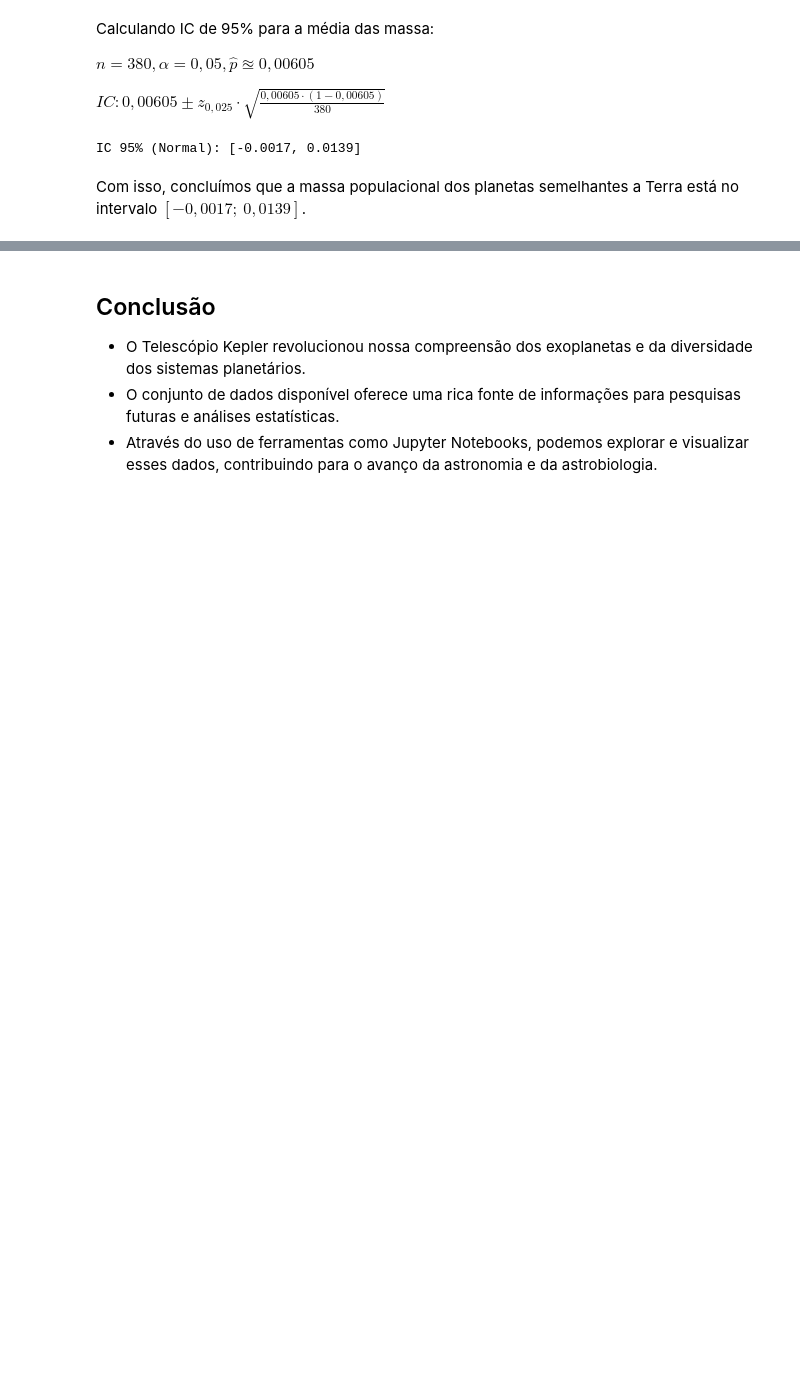
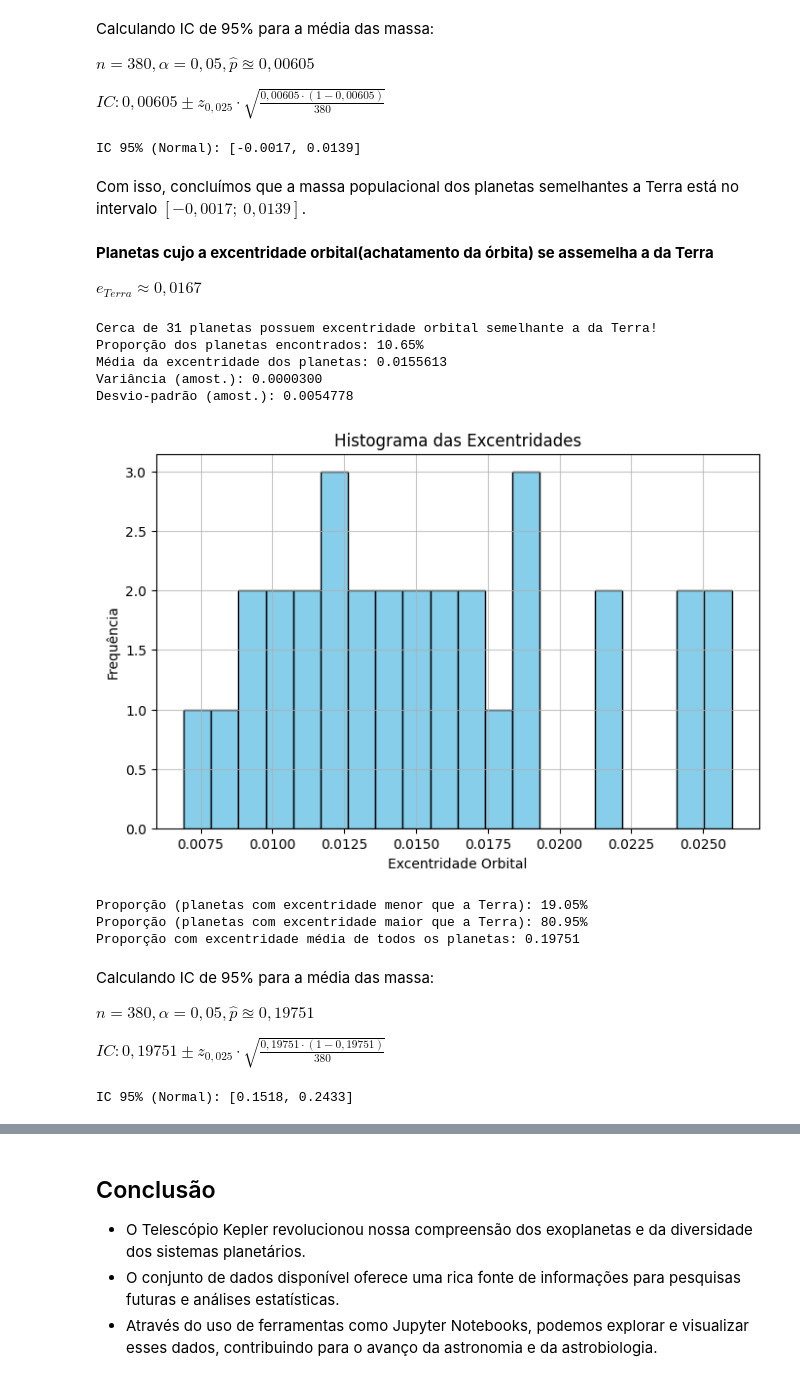
Before and after one commit to murfra/telescope-data-analysis, a Jupyter notebook: main.ipynb, the cells around one changed output, grey strips where cells are left out. Saved outputs shown, nothing was run; the diff lists cells and outputs as text; code cells hidden in the pictures; blank space fills up the shorter version.

Commit message:
Adição da sessão de excentridade orbital

```diff
--- a/main.ipynb
+++ b/main.ipynb
@@ -52,6 +52,7 @@ df_original = pd.read_csv('data/planets.csv')
 mask = (
     (df_original['pl_hostname'] != '') &
     (df_original['pl_dens'].notna()) &
+    (df_original['pl_orbeccen'].notna()) &
     (df_original['pl_bmassj'] != '') &
     (df_original['pl_radj'].notna()) &
     (df_original['pl_orbper'].notna()) &
@@ -247,3 +248,81 @@ print(f"IC 95% (Normal): [{ic_lower:.4f}, {ic_upper:.4f}]")
 IC 95% (Normal): [-0.0017, 0.0139]
 # %% [markdown]
 Com isso, concluímos que a massa populacional dos planetas semelhantes a Terra está no intervalo $[-0,0017;~0,0139]$.
+# %% [markdown]
+**Planetas cujo a excentridade orbital(achatamento da órbita) se assemelha a da  Terra**
+
+$e_{Terra} \approx 0,0167$
+# %%
+# Parâmetros
+coluna = "pl_orbeccen"
+x      = 0.0167     # valor alvo (float)
+tol    = 0.01       # tolerância, ex.: ±0.01
+
+mask_e = (df_filtrado[coluna] - x).abs() <= tol
+df_e = df_filtrado[mask_e]
+
+# Média
+media = df_e[coluna].mean()
+
+# Variância amostral
+variancia_amostral = df_e[coluna].var(ddof=1)
+
+# Desvio padrão
+desvio_amostral = df_e[coluna].std(ddof=1)
+
+print(f"Cerca de {len(df_e[coluna])} planetas possuem excentridade orbital semelhante a da Terra!")
+print(f"Proporção dos planetas encontrados: {(len(df_e)/len(df_filtrado)) * 100 :.2f}%")
+print(f"Média da excentridade dos planetas: {media:.7f}")
+print(f"Variância (amost.): {variancia_amostral:.7f}")
+print(f"Desvio-padrão (amost.): {desvio_amostral:.7f}")
+
+serie = df_e[coluna]
+
+# --- plotando histograma ---
+plt.figure(figsize=(8, 5))
+
+serie.plot.hist(bins=20, color="skyblue", edgecolor="black")
+plt.title("Histograma das Excentridades")
+plt.xlabel("Excentridade Orbital")
+plt.ylabel("Frequência")
+plt.grid(alpha=0.7)
+plt.show()
+
+menores = (df_r[coluna] < x).mean() * 100
+print(f"Proporção (planetas com excentridade menor que a Terra): {menores:.2f}%")
+print(f"Proporção (planetas com excentridade maior que a Terra): {100 - menores:.2f}%")
+print(f"Proporção com excentridade média de todos os planetas: {media/df_filtrado[coluna].mean():.5f}")
+# %% [output]
+Cerca de 31 planetas possuem excentridade orbital semelhante a da Terra!
+Proporção dos planetas encontrados: 10.65%
+Média da excentridade dos planetas: 0.0155613
+Variância (amost.): 0.0000300
+Desvio-padrão (amost.): 0.0054778
+[figure, added]
+Proporção (planetas com excentridade menor que a Terra): 19.05%
+Proporção (planetas com excentridade maior que a Terra): 80.95%
+Proporção com excentridade média de todos os planetas: 0.19751
+# %% [markdown]
+Calculando IC de 95% para a média das massa:
+
+$n = 380, \alpha = 0,05, \hat{p} \approxeq 0,19751$
+
+$IC: 0,19751 \pm z_{0,025} \cdot \sqrt{\frac{0,19751 \cdot (1-0,19751)}{380}} $
+# %%
+################# IC de Excentridade #################
+
+# Média das excentridades semelhantes à terra / Média das excentricidades orbitais de todos os planetas
+p_hat = media/df_filtrado[coluna].mean()
+alpha = 0.05
+z = norm.ppf(1 - alpha/2)
+
+# Margem de erro
+se = math.sqrt(p_hat * (1 - p_hat) / len(df_filtrado))
+me = z * se
+
+ic_lower = p_hat - me
+ic_upper = p_hat + me
+
+print(f"IC 95% (Normal): [{ic_lower:.4f}, {ic_upper:.4f}]")
+# %% [output]
+IC 95% (Normal): [0.1518, 0.2433]
```
Also changed, not shown: parts of 2 cells of this notebook, 1 other file.
